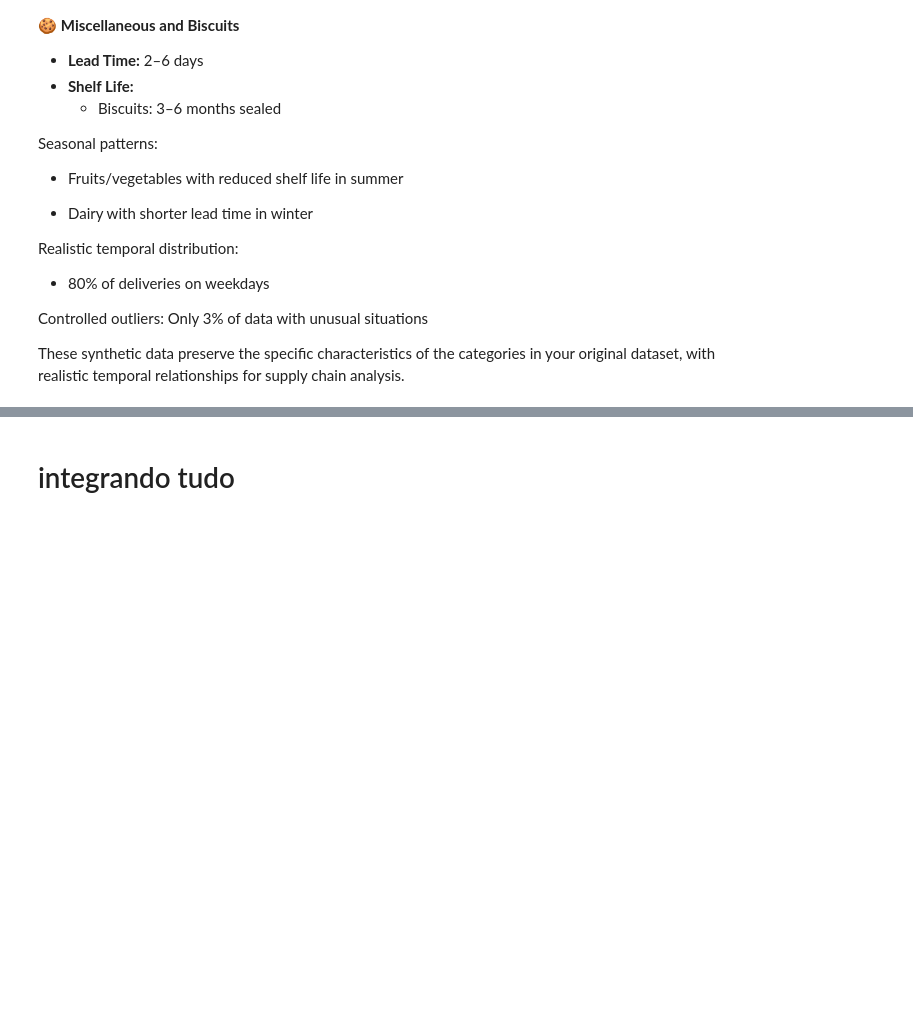
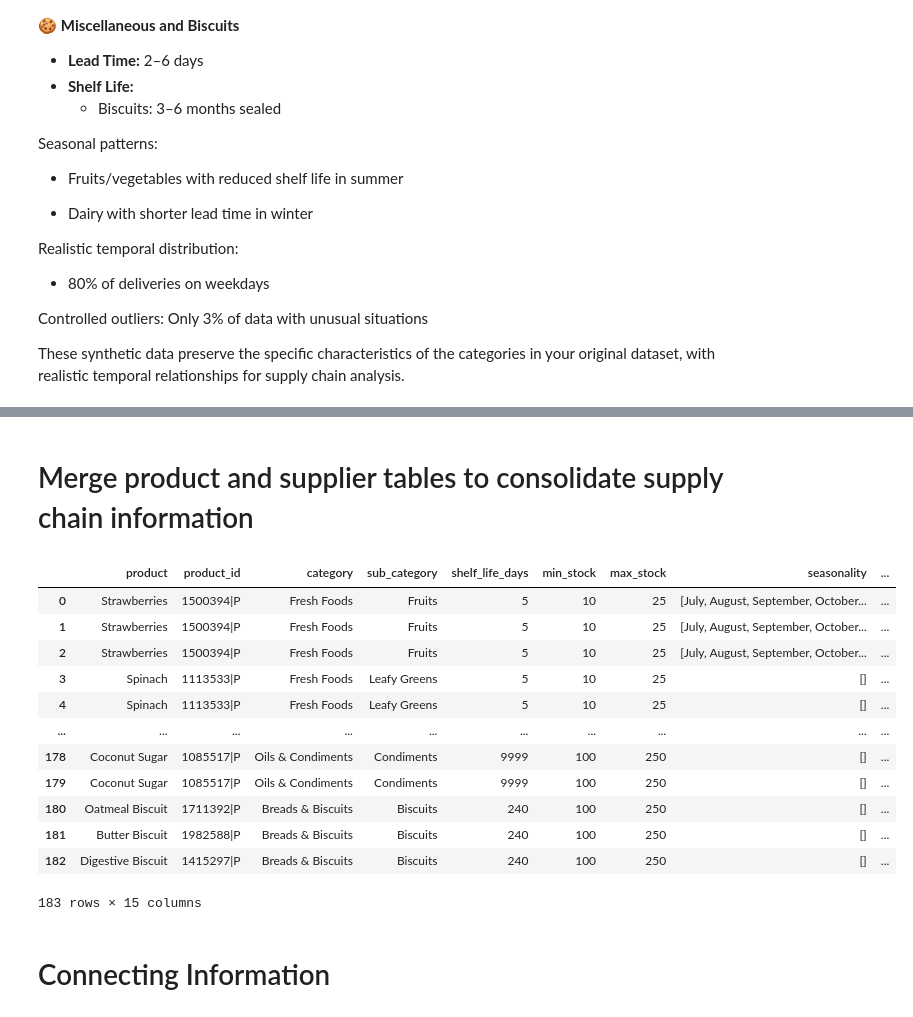
Before and after one commit to rbalbinotti/smart-supply-chain-ai, a Jupyter notebook: notebooks/synthetic_grocery.ipynb, the cells around one changed output, grey strips where cells are left out. Cells and saved outputs as stored; diff of their text form; code cells hidden in the pictures; blank space fills up the shorter version.

```diff
--- a/notebooks/synthetic_grocery.ipynb
+++ b/notebooks/synthetic_grocery.ipynb
@@ -169,3 +143,33 @@ products_df['product_id'] = create_data_functions.create_IDs(products_df.shape[0
+# %%
+# Insert supplier IDs as the second column
+suppliers.insert(1, 'supplier_id', create_data_functions.create_IDs(suppliers.shape[0], suffix='S'))
+# %%
+# Remove 'category' and 'subcategories' columns from the suppliers DataFrame
+suppliers.drop(columns=['category', 'subcategories'], inplace=True)
+# %%
+# Split each supplier's product list into separate rows and reset the index
+suppliers = suppliers.explode('products').reset_index(drop=True)
+# %% [markdown]
+# Merge product and supplier tables to consolidate supply chain information
+# %%
+# Merge product and supplier data on matching product names, then drop duplicate 'products' column from suppliers
+supply_df = pd.merge(products, suppliers, left_on='product', right_on='products').drop(columns='products')
+# %%
+supply_df
+# %% [output]
+|  | product | product_id | category | sub_category | shelf_life_days | min_stock | max_stock | seasonality | ... |
+| 0 | Strawberries | 1500394|P | Fresh Foods | Fruits | 5 | 10 | 25 | [July, August, September, October... | ... |
+| 1 | Strawberries | 1500394|P | Fresh Foods | Fruits | 5 | 10 | 25 | [July, August, September, October... | ... |
+| 2 | Strawberries | 1500394|P | Fresh Foods | Fruits | 5 | 10 | 25 | [July, August, September, October... | ... |
+| 3 | Spinach | 1113533|P | Fresh Foods | Leafy Greens | 5 | 10 | 25 | [] | ... |
+| 4 | Spinach | 1113533|P | Fresh Foods | Leafy Greens | 5 | 10 | 25 | [] | ... |
+| ... | ... | ... | ... | ... | ... | ... | ... | ... | ... |
+| 178 | Coconut Sugar | 1085517|P | Oils & Condiments | Condiments | 9999 | 100 | 250 | [] | ... |
+| 179 | Coconut Sugar | 1085517|P | Oils & Condiments | Condiments | 9999 | 100 | 250 | [] | ... |
+| 180 | Oatmeal Biscuit | 1711392|P | Breads & Biscuits | Biscuits | 240 | 100 | 250 | [] | ... |
+| 181 | Butter Biscuit | 1982588|P | Breads & Biscuits | Biscuits | 240 | 100 | 250 | [] | ... |
+| 182 | Digestive Biscuit | 1415297|P | Breads & Biscuits | Biscuits | 240 | 100 | 250 | [] | ... |
+183 rows × 15 columns
 # %%
 # Extract the unique product categories from the product DataFrame
 categories = products_df.category.unique().tolist()
@@ -227,4 +214,4 @@ suppliers_df = create_data_functions.create_suppliers(
 # %% [markdown]
-# integrando tudo
+# Connecting Information
 # %%
 # Merge product and supplier data on 'product_id', keeping all products even if they have no matching supplier
```
Also changed, not shown: parts of 30 cells of this notebook.
